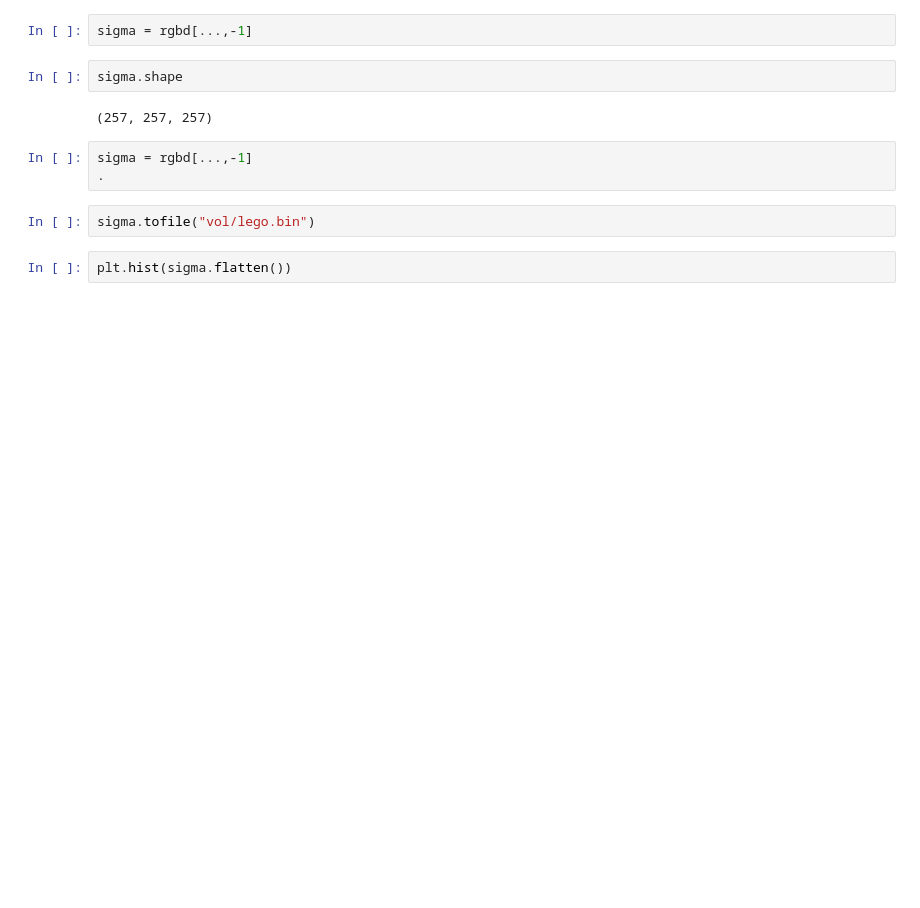
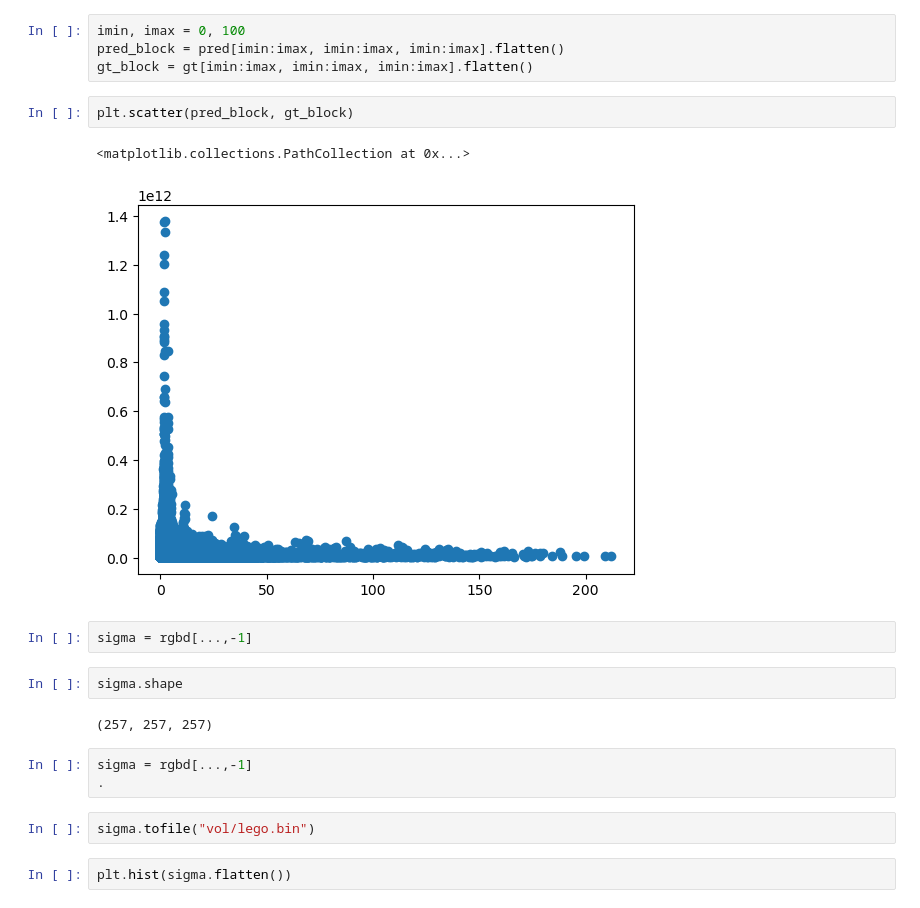
Before and after one commit to xtyinzz/nerf-tf, a Jupyter notebook: testbed_vol.ipynb, the cells around one changed output. Saved outputs shown, nothing was run; the diff lists cells and outputs as text; blank space fills up the shorter version.

```diff
--- a/testbed_vol.ipynb
+++ b/testbed_vol.ipynb
@@ -26,3 +84,12 @@ rgbd = np.load("vol/lego.npy")
+# %%
+imin, imax = 0, 100
+pred_block = pred[imin:imax, imin:imax, imin:imax].flatten()
+gt_block = gt[imin:imax, imin:imax, imin:imax].flatten()
+# %%
+plt.scatter(pred_block, gt_block)
+# %% [output]
+<matplotlib.collections.PathCollection at 0x...>
+[figure, added]
 # %%
 sigma = rgbd[...,-1]
 # %%
```
Also changed, not shown: parts of 8 cells of this notebook, 17 other files.
